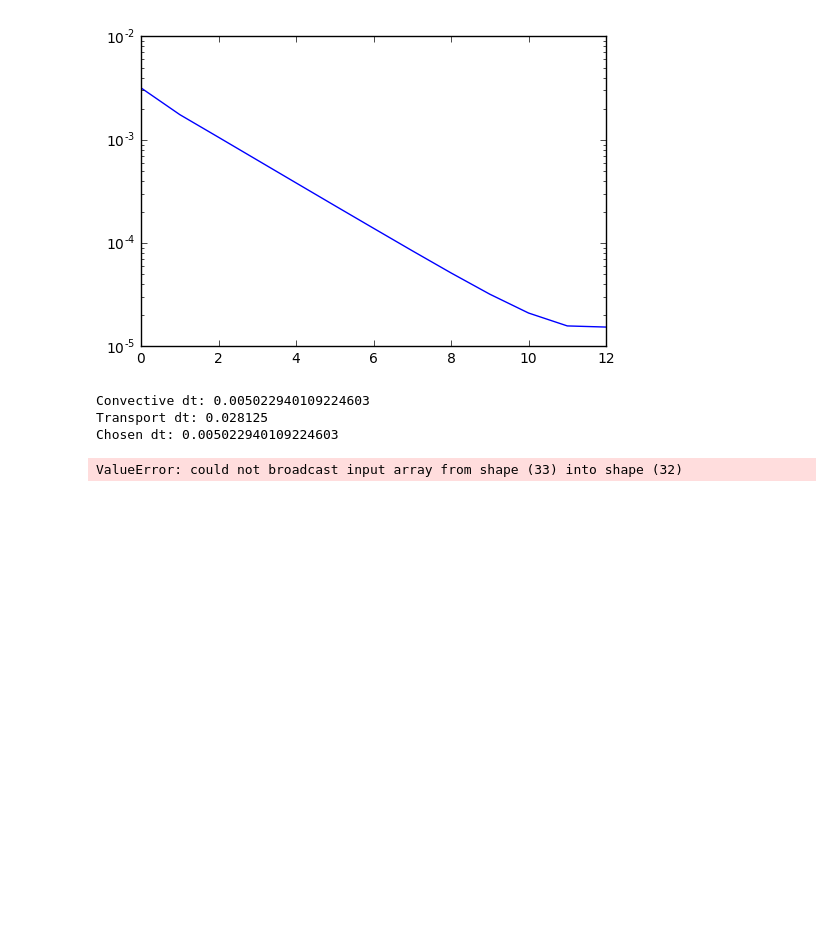
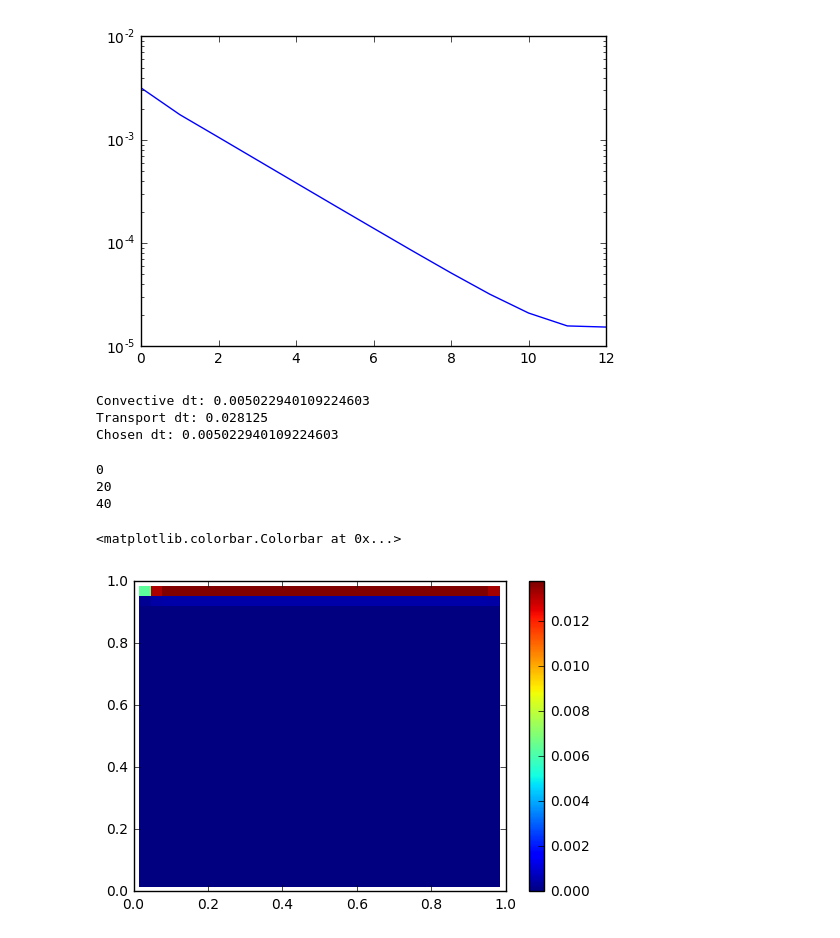
Before and after one commit to ChristoSilvia/mae6230_cfd, a Jupyter notebook: homeworks/4/Gauss-Seidell with Neumann BC's.ipynb, the cells around one changed output. Drawn from its saved outputs; the diff is of its cells as text; code cells hidden in the pictures; blank space fills up the shorter version.

```diff
--- a/homeworks/4/Gauss-Seidell with Neumann BC's.ipynb
+++ b/homeworks/4/Gauss-Seidell with Neumann BC's.ipynb
@@ -214,6 +224,17 @@ def iteration():
-# %%
-iteration()
-# %% [output]
-ValueError: could not broadcast input array from shape (33) into shape (32)
+# %%
+for i in range(1000):
+    iteration()
+    if i%20==0:
+        print(i)
+# %% [output]
+0
+20
+40
+# %%
+a = plt.pcolormesh(Y, X, u_center)
+plt.colorbar(a)
+# %% [output]
+<matplotlib.colorbar.Colorbar at 0x...>
+[figure, added]
 # %%
 u_center.shape
```
Also changed, not shown: parts of 7 cells of this notebook.
